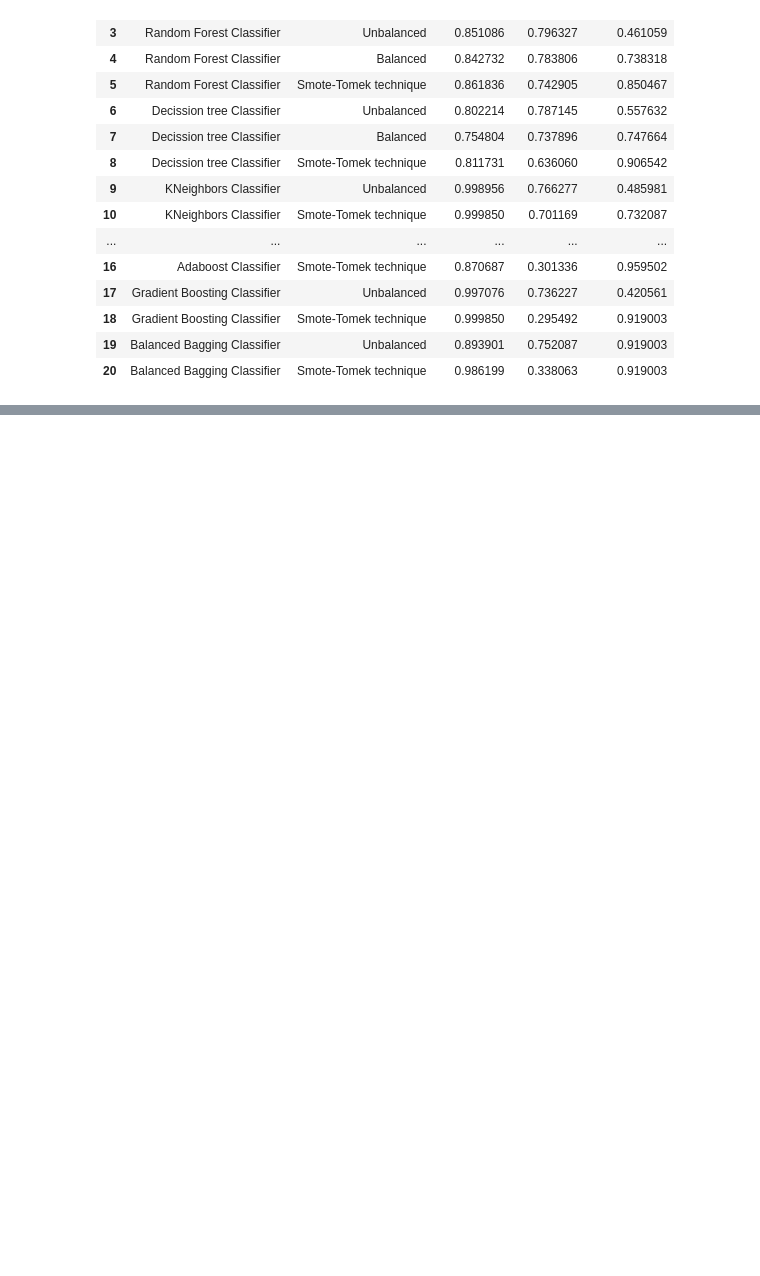
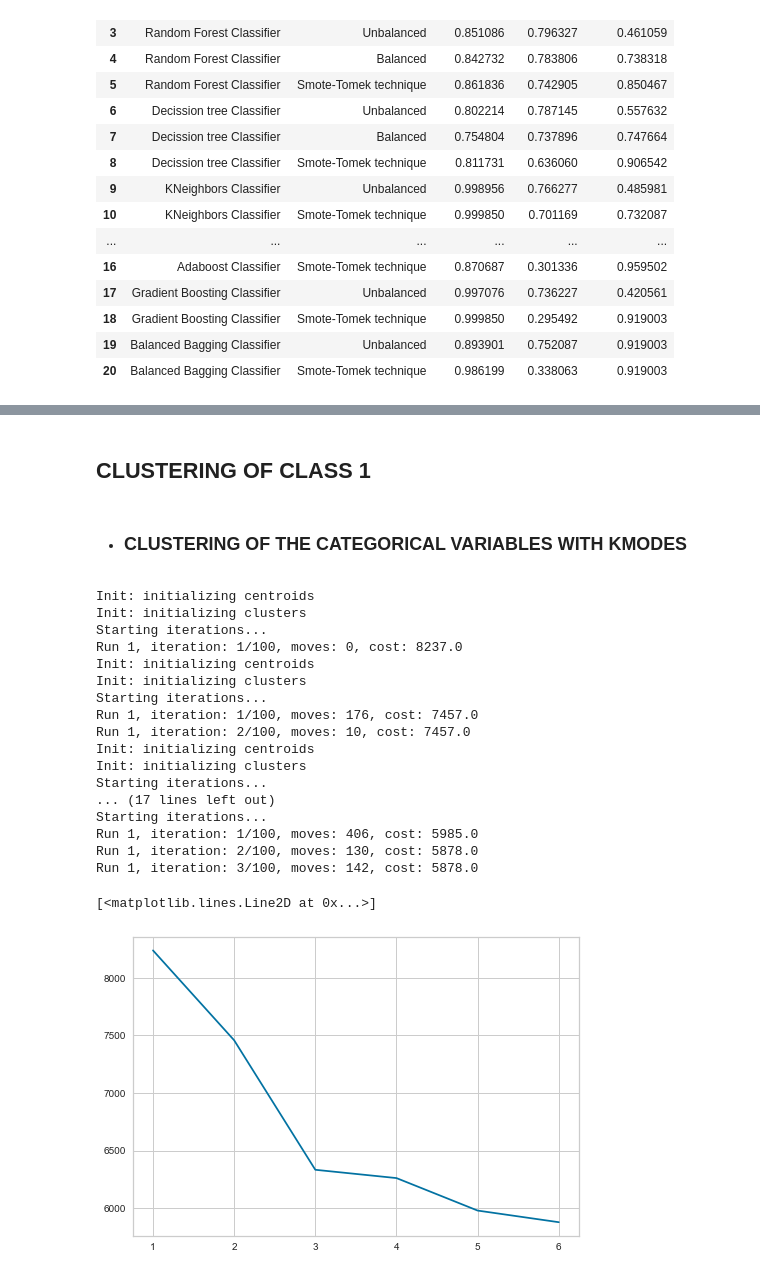
Before and after one commit to rfisla/MACHINE-LEARNING-PROJECTS, a Jupyter notebook: Telecom_users_analysis.ipynb, the cells around one changed output, grey strips where cells are left out. Cells and saved outputs as stored; diff of their text form; code cells hidden in the pictures; blank space fills up the shorter version.

Commit message:
clustering of class 1

```diff
--- a/Telecom_users_analysis.ipynb
+++ b/Telecom_users_analysis.ipynb
@@ -921,0 +1317,54 @@ results.sort_values(by='Recall class1',ascending=False).head(5)
+# %% [markdown]
+## CLUSTERING OF CLASS 1
+# %%
+users = pd.read_csv('telecom_users.csv')
+users.head(2)
+users.drop(['Unnamed: 0','customerID'], 1, inplace = True)
+# Converting total charges columns into a numerical column
+users.TotalCharges.replace(' ', 0, inplace=True)
+users.TotalCharges = pd.to_numeric(users.TotalCharges)
+# %% [markdown]
+- ### CLUSTERING OF THE CATEGORICAL VARIABLES WITH KMODES
+# %%
+columns_encoded = ['gender', 'SeniorCitizen', 'Partner', 'Dependents',
+       'PhoneService', 'MultipleLines', 'InternetService',
+       'OnlineSecurity', 'OnlineBackup', 'DeviceProtection', 'TechSupport',
+       'StreamingTV', 'StreamingMovies', 'Contract', 'PaperlessBilling',
+       'PaymentMethod']
+
+le_df = pd.DataFrame()
+for i in users[columns_encoded]:
+    le_df[i] = LabelEncoder().fit_transform(users[i])
+
+le_df['Churn'] = LabelEncoder().fit_transform(users['Churn'])
+class_1 = le_df[le_df['Churn']==1].copy()
+class_1.drop('Churn',1,inplace=True)
+# %%
+cost = []
+for num_clusters in list(range(1,7)):
+    kmode = KModes(n_clusters=num_clusters, init = "Huang", n_init = 1, verbose=1)
+    kmode.fit_predict(class_1)
+    cost.append(kmode.cost_)
+
+y = np.array([i for i in range(1,7)])
+plt.plot(y,cost)
+# %% [output]
+Init: initializing centroids
+Init: initializing clusters
+Starting iterations...
+Run 1, iteration: 1/100, moves: 0, cost: 8237.0
+Init: initializing centroids
+Init: initializing clusters
+Starting iterations...
+Run 1, iteration: 1/100, moves: 176, cost: 7457.0
+Run 1, iteration: 2/100, moves: 10, cost: 7457.0
+Init: initializing centroids
+Init: initializing clusters
+Starting iterations...
+... (17 lines left out)
+Starting iterations...
+Run 1, iteration: 1/100, moves: 406, cost: 5985.0
+Run 1, iteration: 2/100, moves: 130, cost: 5878.0
+Run 1, iteration: 3/100, moves: 142, cost: 5878.0
+[<matplotlib.lines.Line2D at 0x...>]
+[figure, added]
```
Also changed, not shown: parts of 60 cells of this notebook.
